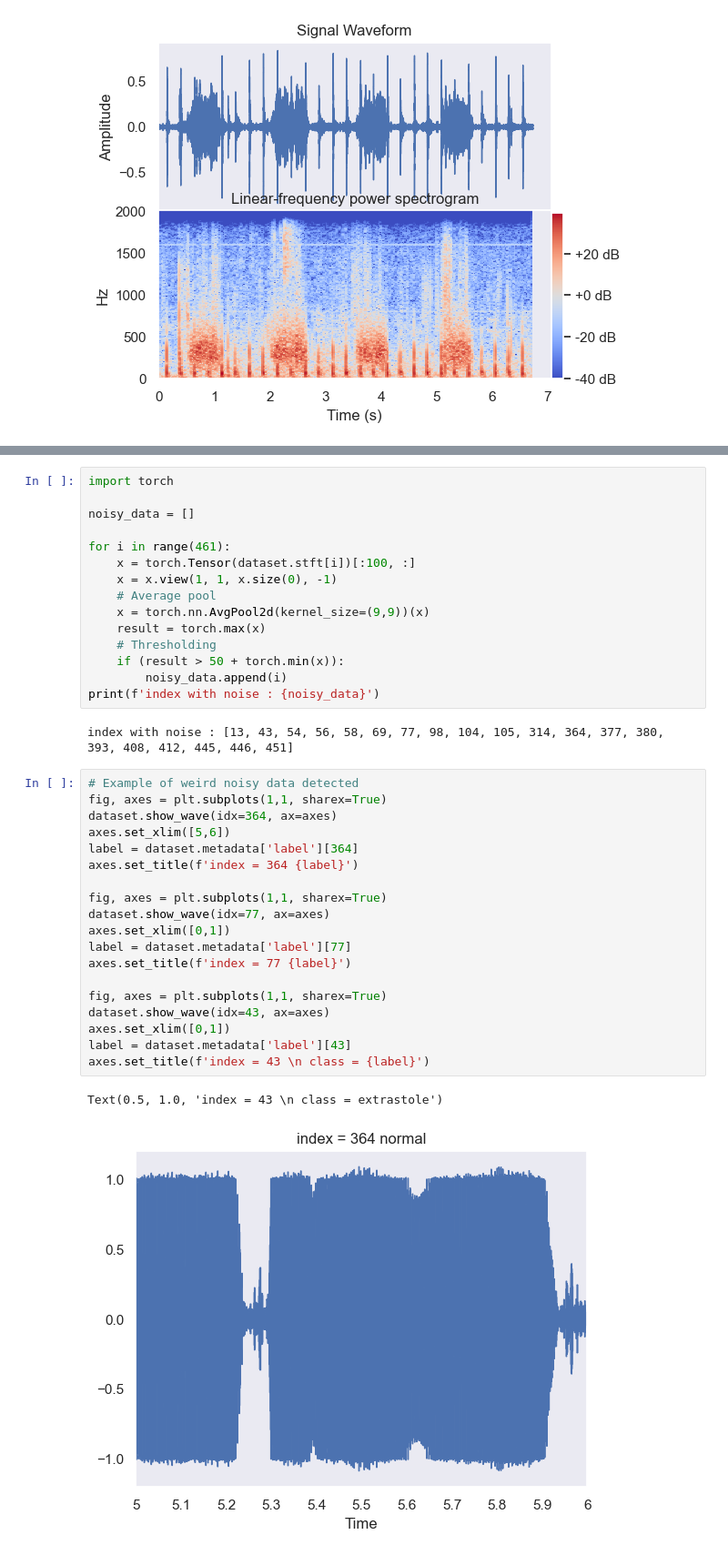
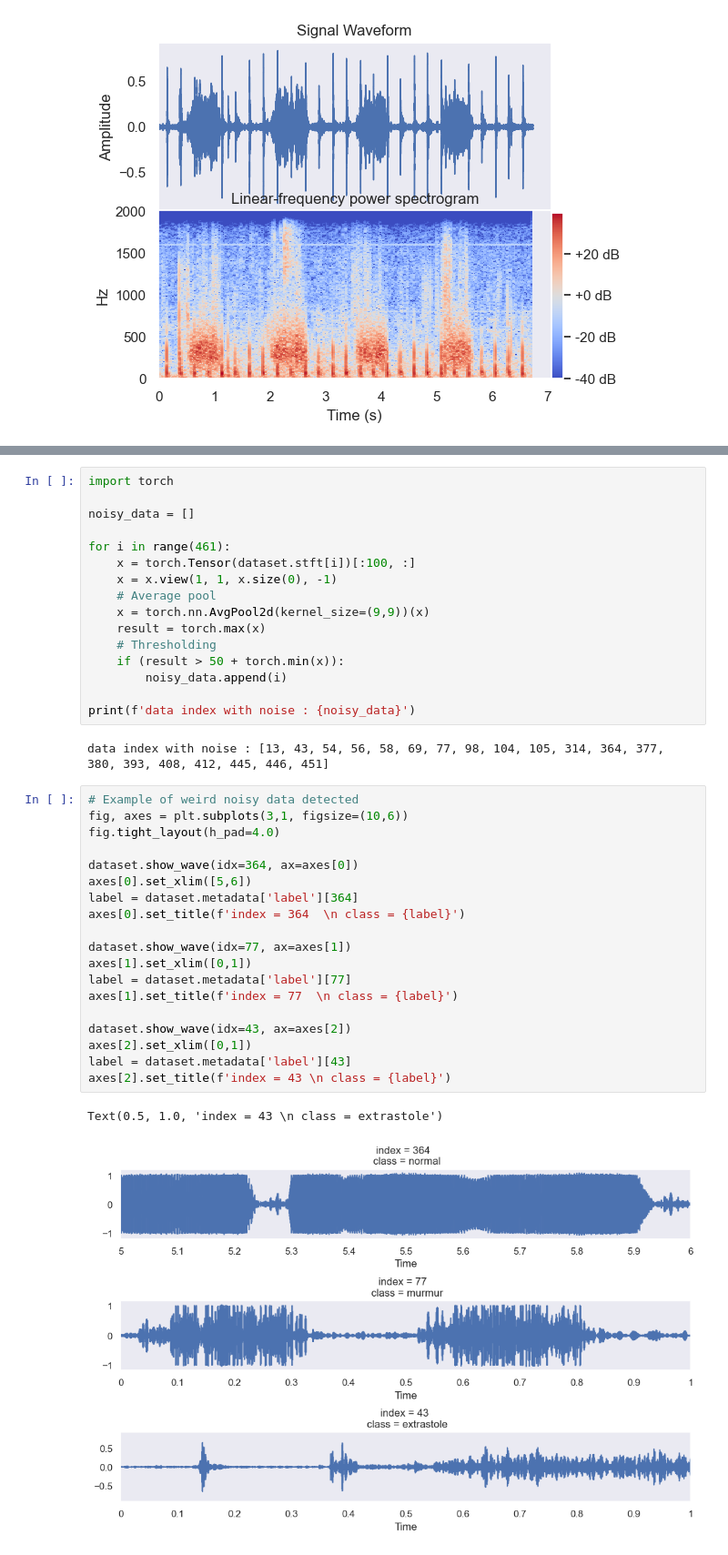
Before and after one commit to NattapolChan/SC1015-PROJECT, a Jupyter notebook: EDA+Preprocess.ipynb, the cells around one changed output, grey strips where cells are left out. Shown at 91% size. Saved outputs shown, nothing was run; the diff lists cells and outputs as text.

```diff
--- a/EDA+Preprocess.ipynb
+++ b/EDA+Preprocess.ipynb
@@ -215,28 +212,29 @@ for i in range(461):
     # Thresholding
     if (result > 50 + torch.min(x)):
         noisy_data.append(i)
-print(f'index with noise : {noisy_data}')
+
+print(f'data index with noise : {noisy_data}')
 # %% [output]
-index with noise : [13, 43, 54, 56, 58, 69, 77, 98, 104, 105, 314, 364, 377, 380, 393, 408, 412, 445, 446, 451]
+data index with noise : [13, 43, 54, 56, 58, 69, 77, 98, 104, 105, 314, 364, 377, 380, 393, 408, 412, 445, 446, 451]
 # %%
 # Example of weird noisy data detected
-fig, axes = plt.subplots(1,1, sharex=True)
-dataset.show_wave(idx=364, ax=axes)
-axes.set_xlim([5,6])
+fig, axes = plt.subplots(3,1, figsize=(10,6))
+fig.tight_layout(h_pad=4.0)
+
+dataset.show_wave(idx=364, ax=axes[0])
+axes[0].set_xlim([5,6])
 label = dataset.metadata['label'][364]
-axes.set_title(f'index = 364 {label}')
+axes[0].set_title(f'index = 364  \n class = {label}')
 
-fig, axes = plt.subplots(1,1, sharex=True)
-dataset.show_wave(idx=77, ax=axes)
-axes.set_xlim([0,1])
+dataset.show_wave(idx=77, ax=axes[1])
+axes[1].set_xlim([0,1])
 label = dataset.metadata['label'][77]
-axes.set_title(f'index = 77 {label}')
+axes[1].set_title(f'index = 77  \n class = {label}')
 
-fig, axes = plt.subplots(1,1, sharex=True)
-dataset.show_wave(idx=43, ax=axes)
-axes.set_xlim([0,1])
+dataset.show_wave(idx=43, ax=axes[2])
+axes[2].set_xlim([0,1])
 label = dataset.metadata['label'][43]
-axes.set_title(f'index = 43 \n class = {label}')
+axes[2].set_title(f'index = 43 \n class = {label}')
 # %% [output]
 Text(0.5, 1.0, 'index = 43 \n class = extrastole')
-[figure, old version]
+[figure, new version]
```
Also changed, not shown: parts of 17 cells of this notebook.
